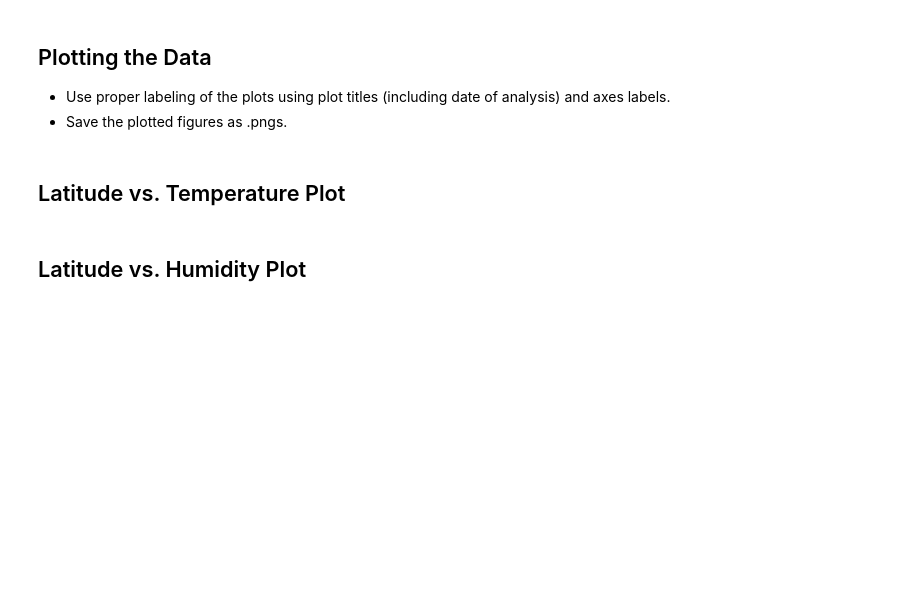
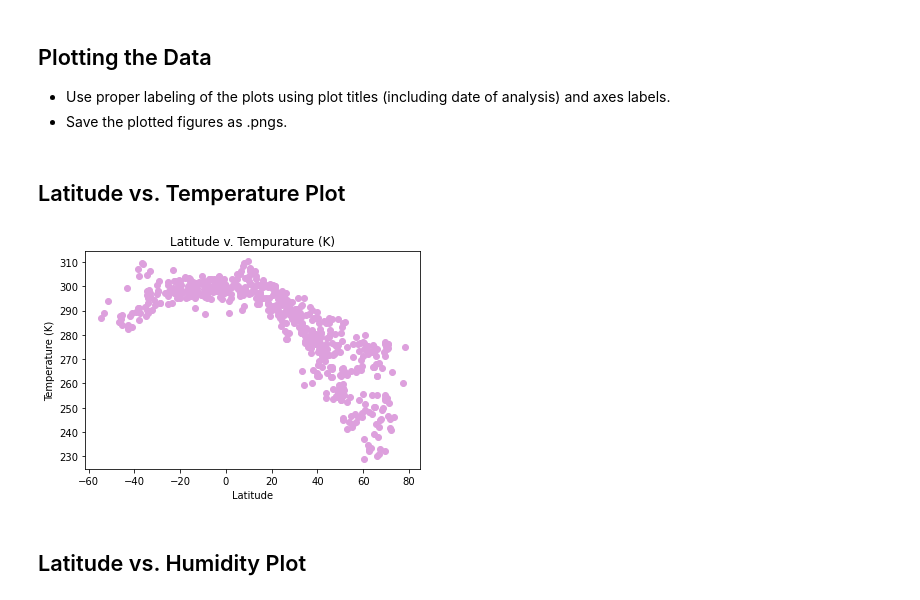
Before and after one commit to reccleston/python-api-challenge, a Jupyter notebook: WeatherPy/WeatherPy.ipynb, the cells around one changed output. Cells and saved outputs as stored; diff of their text form; code cells hidden in the pictures; blank space fills up the shorter version.

Commit message:
saved scatter figs

```diff
--- a/WeatherPy/WeatherPy.ipynb
+++ b/WeatherPy/WeatherPy.ipynb
@@ -173,0 +113,16 @@ raw_df.head()
+# %%
+num_cols = []
+for row in df_rows:
+    num_cols.append(len(row.columns))
+
+max_cols = max(num_cols)
+
+for col in range(len(num_cols)):
+    og_col_num = len(df_rows[col].columns)
+    if og_col_num != max_cols:
+        col_diff = max_cols - og_col_num
+        for new_col in range(col_diff):
+            df_rows[col][f'filler_{new_col}'] = np.nan
+# %%
+raw_df = pd.concat(df_rows)
+raw_df.index = range(len(raw_df))
@@ -186,5 +175,17 @@ Skip this step if there are no cities that have humidity > 100%.
 * Save the plotted figures as .pngs.
 # %% [markdown]
 ## Latitude vs. Temperature Plot
+# %%
+lat = raw_df['coord.lat'].dropna()
+temps = raw_df['main.temp'].dropna()
+
+plt.scatter(lat, temps, color='plum')
+plt.title('Latitude v. Tempurature (K)')
+plt.xlabel('Latitude')
+plt.ylabel('Temperature (K)')
+plt.savefig(f'../output_data/temps_lat.png', dpi=400)
+plt.show()
+# %% [output]
+[figure, added]
 # %% [markdown]
 ## Latitude vs. Humidity Plot
```
Also changed, not shown: parts of 10 cells of this notebook, 4 other files.
